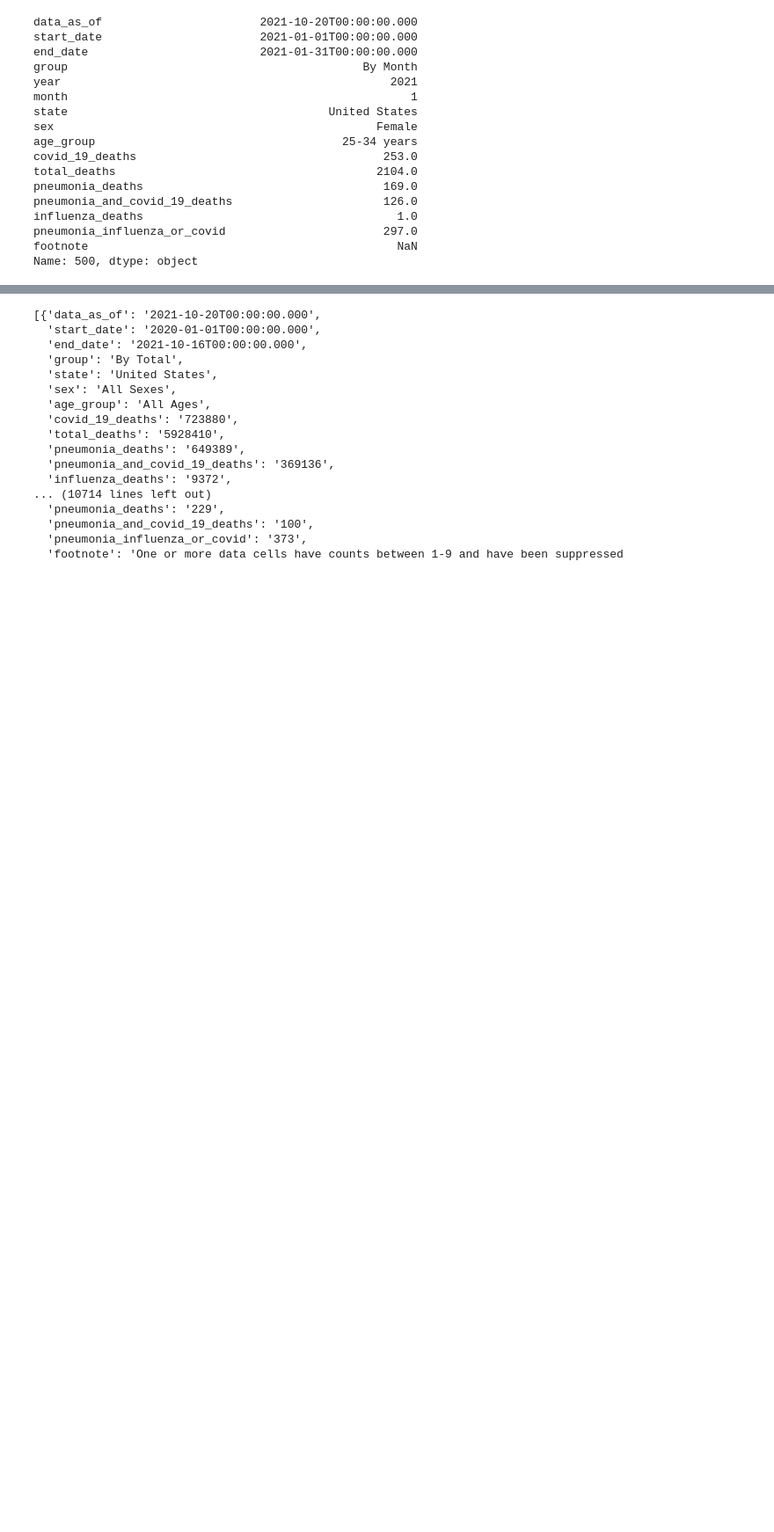
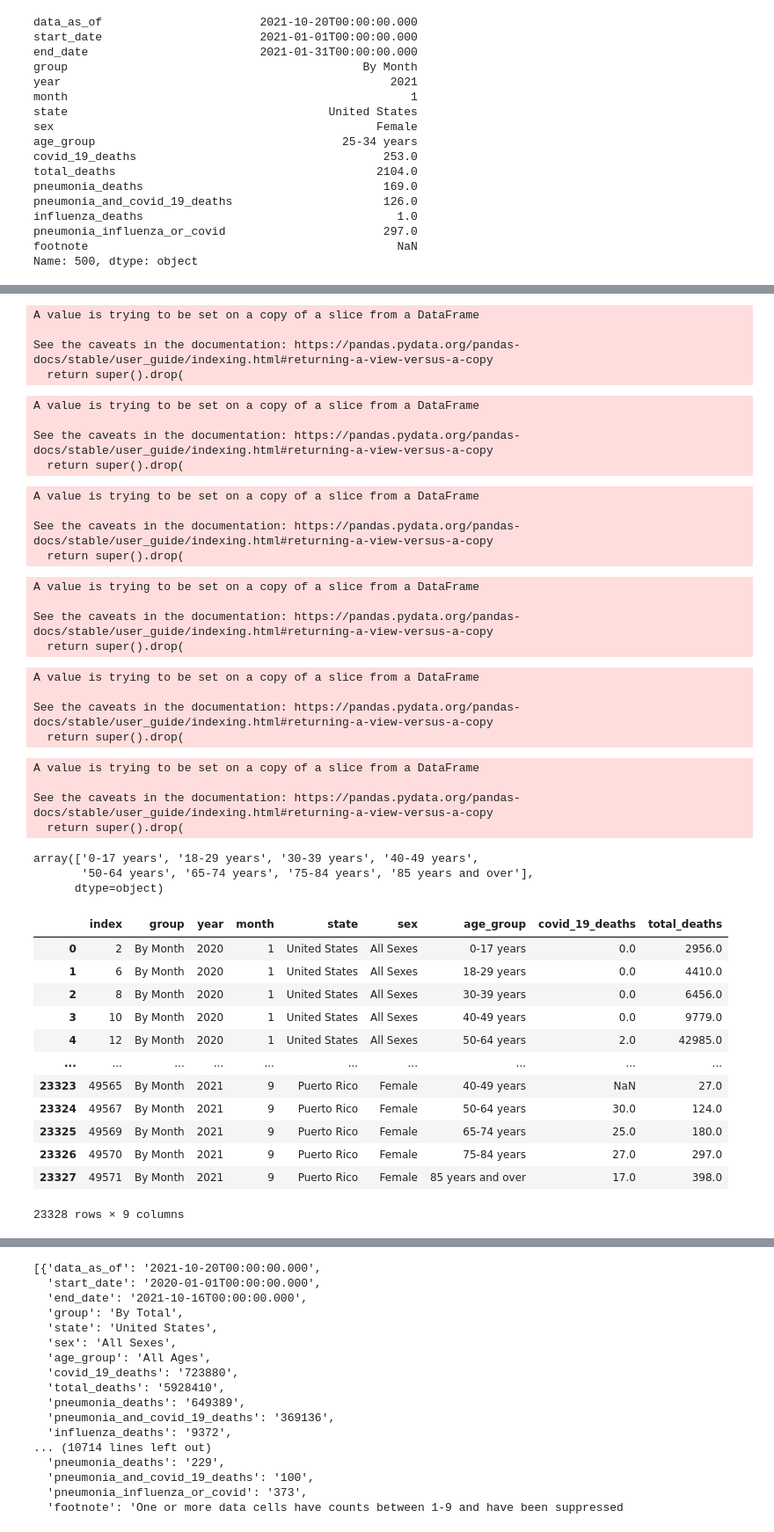
Before and after one commit to AlexanderLorin/Project-1-MKFG, a Jupyter notebook: Binning_Covid_file1.ipynb, the cells around one changed output, grey strips where cells are left out. Shown at 88% size. Saved outputs shown, nothing was run; the diff lists cells and outputs as text; code cells hidden in the pictures; blank space fills up the shorter version.

Commit message:
Latest file after grouping

```diff
--- a/Binning_Covid_file1.ipynb
+++ b/Binning_Covid_file1.ipynb
@@ -155,0 +175,69 @@ Name: 500, dtype: object
+# %%
+new_df.drop(new_df.loc[new_df["age_group"]=="Under 1 year"].index, inplace=True)
+# %% [output]
+A value is trying to be set on a copy of a slice from a DataFrame
+
+See the caveats in the documentation: https://pandas.pydata.org/pandas-docs/stable/user_guide/indexing.html#returning-a-view-versus-a-copy
+  return super().drop(
+# %%
+new_df.drop(new_df.loc[new_df["age_group"]=="1-4 years"].index, inplace=True)
+# %% [output]
+A value is trying to be set on a copy of a slice from a DataFrame
+
+See the caveats in the documentation: https://pandas.pydata.org/pandas-docs/stable/user_guide/indexing.html#returning-a-view-versus-a-copy
+  return super().drop(
+# %%
+new_df.drop(new_df.loc[new_df["age_group"]=="All Ages"].index, inplace=True)
+# %% [output]
+A value is trying to be set on a copy of a slice from a DataFrame
+
+See the caveats in the documentation: https://pandas.pydata.org/pandas-docs/stable/user_guide/indexing.html#returning-a-view-versus-a-copy
+  return super().drop(
+# %%
+new_df.drop(new_df.loc[new_df["age_group"]=="5-14 years"].index, inplace=True)
+# %% [output]
+A value is trying to be set on a copy of a slice from a DataFrame
+
+See the caveats in the documentation: https://pandas.pydata.org/pandas-docs/stable/user_guide/indexing.html#returning-a-view-versus-a-copy
+  return super().drop(
+# %%
+new_df.drop(new_df.loc[new_df["age_group"]=="15-24 years"].index, inplace=True)
+# %% [output]
+A value is trying to be set on a copy of a slice from a DataFrame
+
+See the caveats in the documentation: https://pandas.pydata.org/pandas-docs/stable/user_guide/indexing.html#returning-a-view-versus-a-copy
+  return super().drop(
+# %%
+new_df.drop(new_df.loc[new_df["age_group"]=="25-34 years"].index, inplace=True)
+new_df.drop(new_df.loc[new_df["age_group"]=="35-44 years"].index, inplace=True)
+new_df.drop(new_df.loc[new_df["age_group"]=="45-54 years"].index, inplace=True)
+new_df.drop(new_df.loc[new_df["age_group"]=="55-64 years"].index, inplace=True)
+#new_df.drop(new_df.loc[new_df["age_group"]==65-74 years"].index, inplace=True)
+#new_df.drop(new_df.loc[new_df["age_group"]==75-44 years"].index, inplace=True)
+# %% [output]
+A value is trying to be set on a copy of a slice from a DataFrame
+
+See the caveats in the documentation: https://pandas.pydata.org/pandas-docs/stable/user_guide/indexing.html#returning-a-view-versus-a-copy
+  return super().drop(
+# %%
+new_df["age_group"].unique()
+# %% [output]
+array(['0-17 years', '18-29 years', '30-39 years', '40-49 years',
+       '50-64 years', '65-74 years', '75-84 years', '85 years and over'],
+      dtype=object)
+# %%
+new_df.reset_index()
+# %% [output]
+|  | index | group | year | month | state | sex | age_group | covid_19_deaths | total_deaths |
+| 0 | 2 | By Month | 2020 | 1 | United States | All Sexes | 0-17 years | 0.0 | 2956.0 |
+| 1 | 6 | By Month | 2020 | 1 | United States | All Sexes | 18-29 years | 0.0 | 4410.0 |
+| 2 | 8 | By Month | 2020 | 1 | United States | All Sexes | 30-39 years | 0.0 | 6456.0 |
+| 3 | 10 | By Month | 2020 | 1 | United States | All Sexes | 40-49 years | 0.0 | 9779.0 |
+| 4 | 12 | By Month | 2020 | 1 | United States | All Sexes | 50-64 years | 2.0 | 42985.0 |
+| ... | ... | ... | ... | ... | ... | ... | ... | ... | ... |
+| 23323 | 49565 | By Month | 2021 | 9 | Puerto Rico | Female | 40-49 years | NaN | 27.0 |
+| 23324 | 49567 | By Month | 2021 | 9 | Puerto Rico | Female | 50-64 years | 30.0 | 124.0 |
+| 23325 | 49569 | By Month | 2021 | 9 | Puerto Rico | Female | 65-74 years | 25.0 | 180.0 |
+| 23326 | 49570 | By Month | 2021 | 9 | Puerto Rico | Female | 75-84 years | 27.0 | 297.0 |
+| 23327 | 49571 | By Month | 2021 | 9 | Puerto Rico | Female | 85 years and over | 17.0 | 398.0 |
+23328 rows × 9 columns
```
Also changed, not shown: parts of 11 cells of this notebook.
